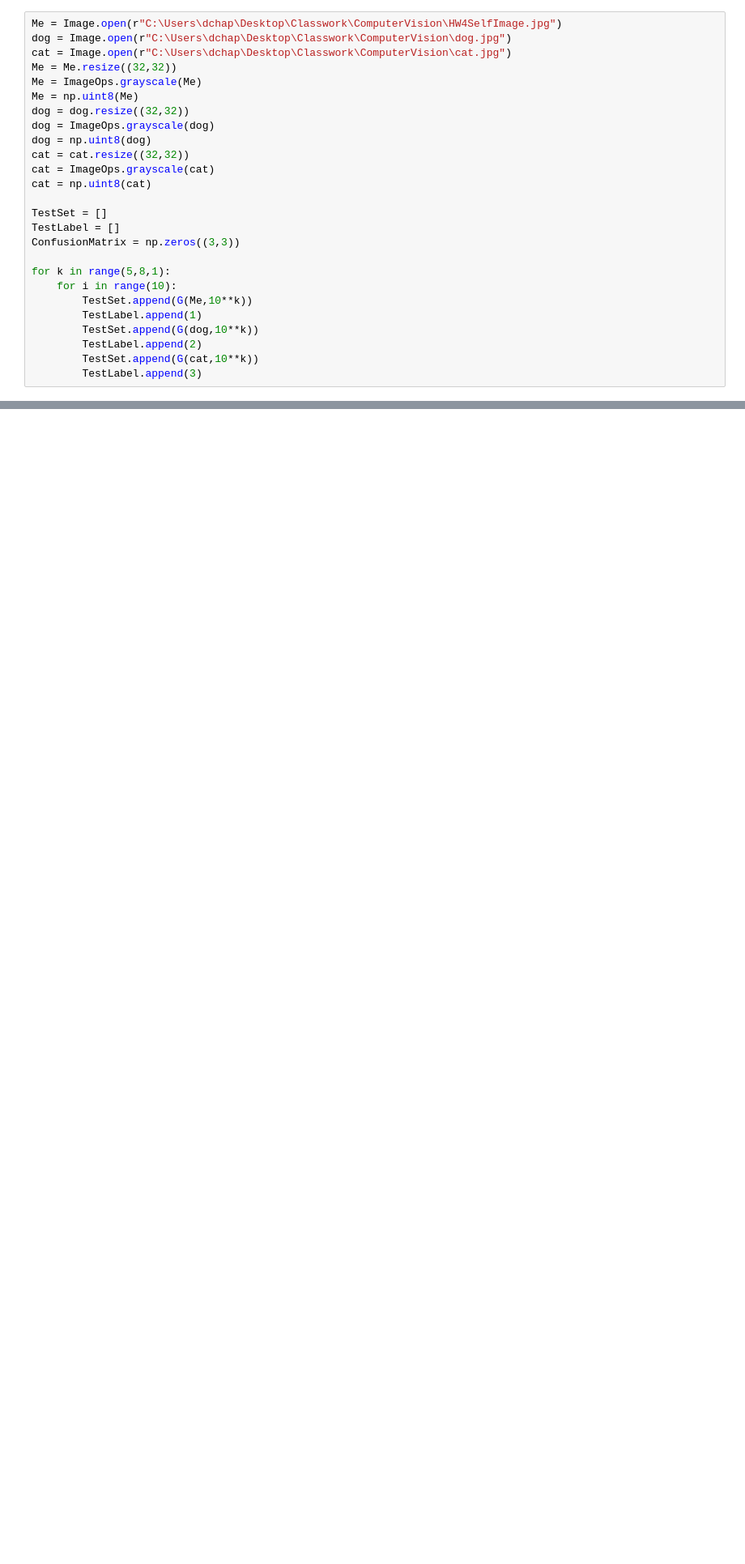
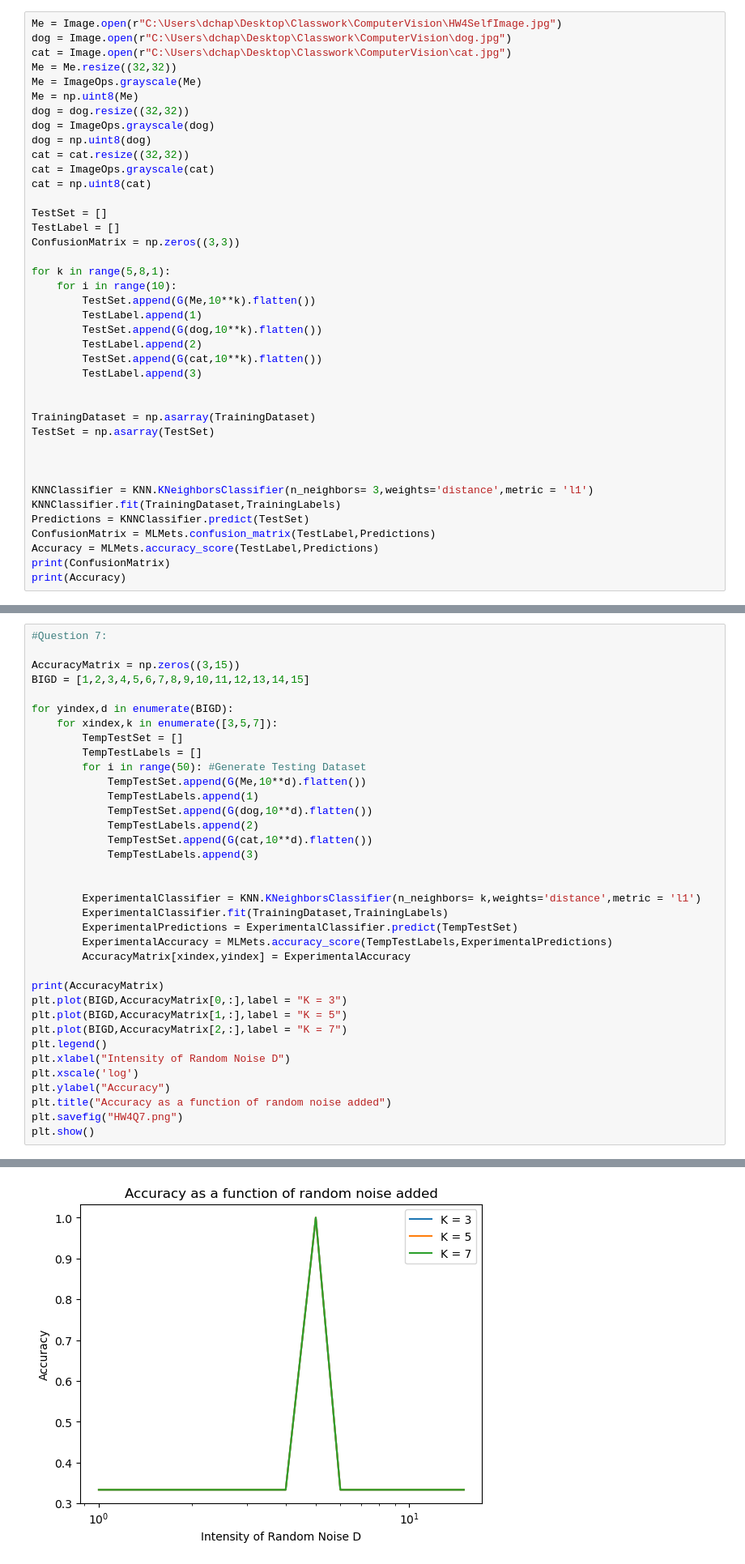
Before and after one commit to Chaps42/ComputerVision, a Jupyter notebook: CVHW4.ipynb, the cells around one changed output, grey strips where cells are left out. Shown at 81% size. Saved outputs shown, nothing was run; the diff lists cells and outputs as text; blank space fills up the shorter version.

```diff
--- a/CVHW4.ipynb
+++ b/CVHW4.ipynb
@@ -216,9 +217,23 @@ ConfusionMatrix = np.zeros((3,3))
 
 for k in range(5,8,1):
     for i in range(10):
-        TestSet.append(G(Me,10**k))
+        TestSet.append(G(Me,10**k).flatten())
         TestLabel.append(1)
-        TestSet.append(G(dog,10**k))
+        TestSet.append(G(dog,10**k).flatten())
         TestLabel.append(2)
-        TestSet.append(G(cat,10**k))
+        TestSet.append(G(cat,10**k).flatten())
         TestLabel.append(3)
+
+
+TrainingDataset = np.asarray(TrainingDataset)
+TestSet = np.asarray(TestSet)
+
+
+
+KNNClassifier = KNN.KNeighborsClassifier(n_neighbors= 3,weights='distance',metric = 'l1')
+KNNClassifier.fit(TrainingDataset,TrainingLabels)
+Predictions = KNNClassifier.predict(TestSet)
+ConfusionMatrix = MLMets.confusion_matrix(TestLabel,Predictions)
+Accuracy = MLMets.accuracy_score(TestLabel,Predictions)
+print(ConfusionMatrix)
+print(Accuracy)
@@ -224,0 +245,37 @@ for k in range(5,8,1):
+# %%
+#Question 7:
+
+AccuracyMatrix = np.zeros((3,15))
+BIGD = [1,2,3,4,5,6,7,8,9,10,11,12,13,14,15]
+
+for yindex,d in enumerate(BIGD):
+    for xindex,k in enumerate([3,5,7]):
+        TempTestSet = []
+        TempTestLabels = []
+        for i in range(50): #Generate Testing Dataset
+            TempTestSet.append(G(Me,10**d).flatten())
+            TempTestLabels.append(1)
+            TempTestSet.append(G(dog,10**d).flatten())
+            TempTestLabels.append(2)
+            TempTestSet.append(G(cat,10**d).flatten())
+            TempTestLabels.append(3)
+
+
+        ExperimentalClassifier = KNN.KNeighborsClassifier(n_neighbors= k,weights='distance',metric = 'l1')
+        ExperimentalClassifier.fit(TrainingDataset,TrainingLabels)
+        ExperimentalPredictions = ExperimentalClassifier.predict(TempTestSet)
+        ExperimentalAccuracy = MLMets.accuracy_score(TempTestLabels,ExperimentalPredictions)
+        AccuracyMatrix[xindex,yindex] = ExperimentalAccuracy
+
+print(AccuracyMatrix)
+plt.plot(BIGD,AccuracyMatrix[0,:],label = "K = 3")
+plt.plot(BIGD,AccuracyMatrix[1,:],label = "K = 5")
+plt.plot(BIGD,AccuracyMatrix[2,:],label = "K = 7")
+plt.legend()
+plt.xlabel("Intensity of Random Noise D")
+plt.xscale('log')
+plt.ylabel("Accuracy")
+plt.title("Accuracy as a function of random noise added")
+plt.savefig("HW4Q7.png")
+plt.show()
+# %% [output]
@@ -224,0 +286 @@ for k in range(5,8,1):
+[figure, added]
```
Also changed, not shown: parts of 6 cells of this notebook, 12 other files.
